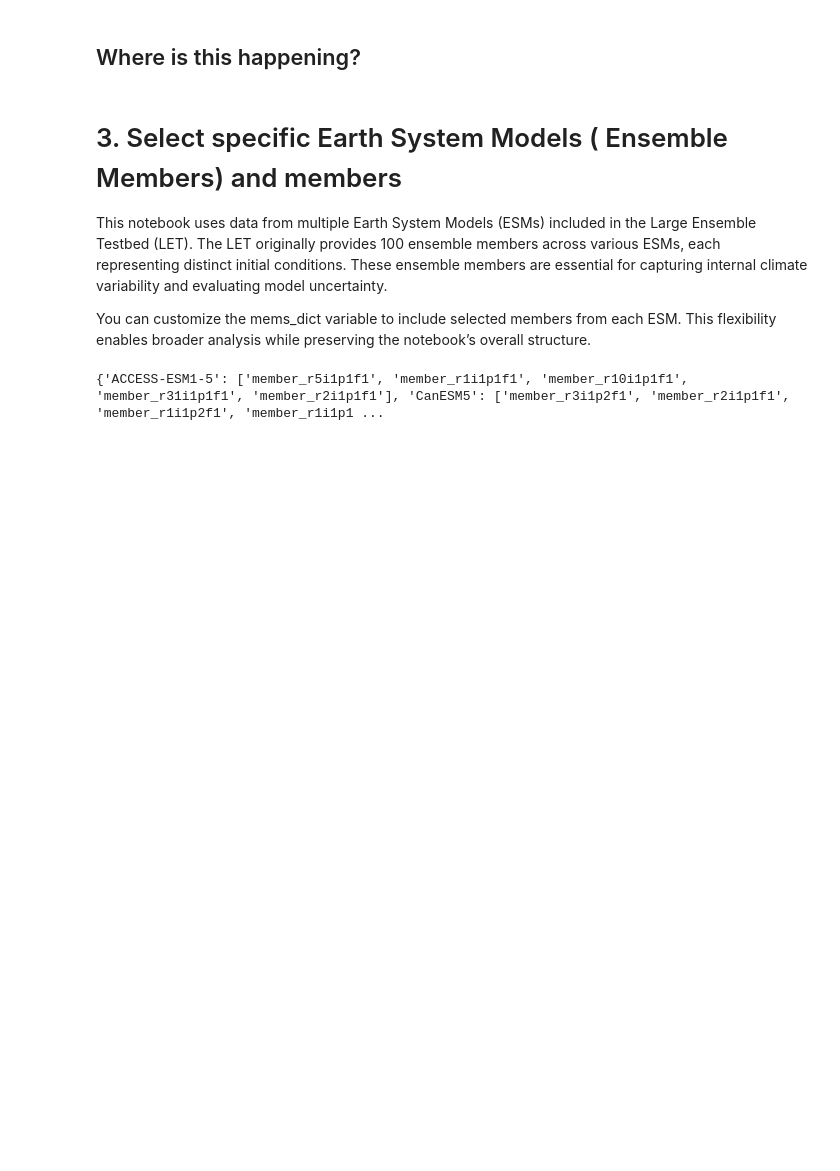
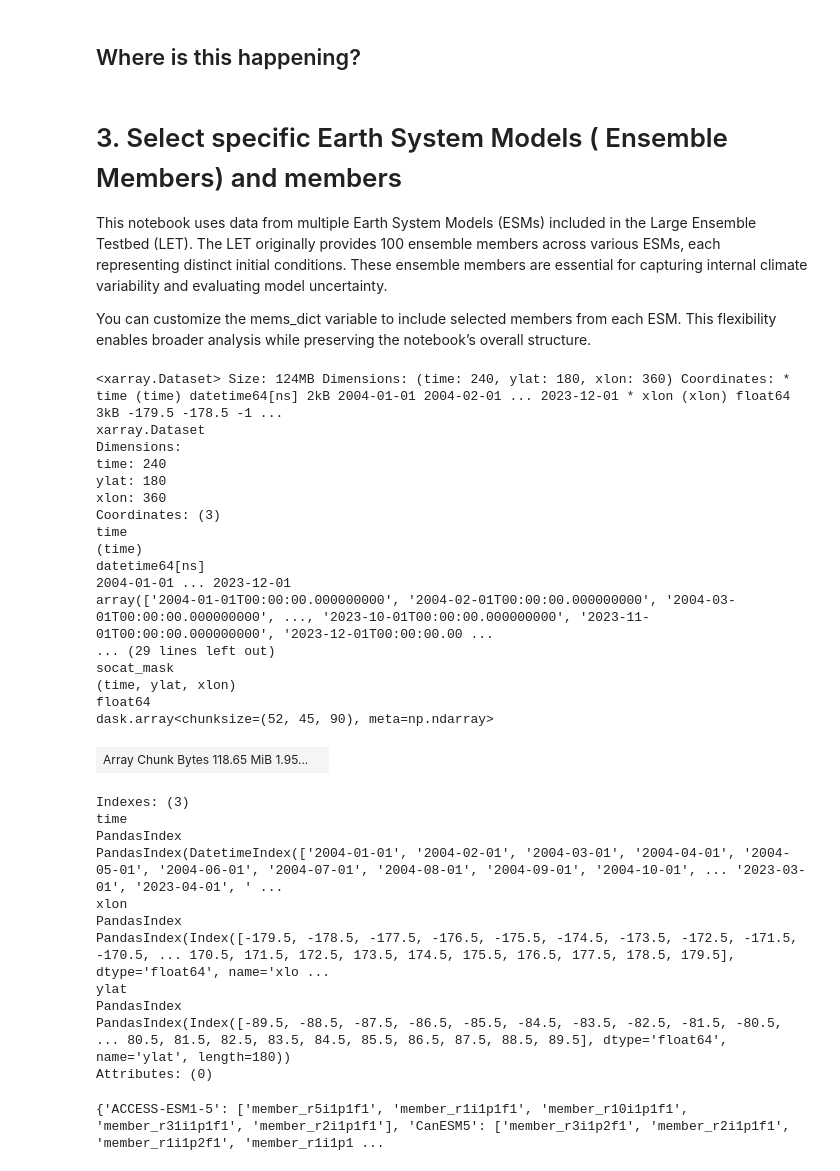
Before and after one commit to spariser/ReconstructOceanCarbonP3G1, a Jupyter notebook: Project3-ReconstructPCO2/notebooks/Project3_Data.ipynb, the cells around one changed output. Saved outputs shown, nothing was run; the diff lists cells and outputs as text; code cells hidden in the pictures; blank space fills up the shorter version.

```diff
--- a/Project3-ReconstructPCO2/notebooks/Project3_Data.ipynb
+++ b/Project3-ReconstructPCO2/notebooks/Project3_Data.ipynb
@@ -111,6 +103,40 @@ MLinputs_path = f"gs://leap-persistent/{your_username}/pco2_residual/post01_xgb_
 This notebook uses data from multiple Earth System Models (ESMs) included in the Large Ensemble Testbed (LET). The LET originally provides 100 ensemble members across various ESMs, each representing distinct initial conditions. These ensemble members are essential for capturing internal climate variability and evaluating model uncertainty.
 
 You can customize the mems_dict variable to include selected members from each ESM. This flexibility enables broader analysis while preserving the notebook’s overall structure.
+# %%
+xr.open_zarr(socat_path, consolidated=True).sel(
+    time=slice(str(dates[0]), str(dates[-1]))
+)
+# %% [output]
+<xarray.Dataset> Size: 124MB Dimensions: (time: 240, ylat: 180, xlon: 360) Coordinates: * time (time) datetime64[ns] 2kB 2004-01-01 2004-02-01 ... 2023-12-01 * xlon (xlon) float64 3kB -179.5 -178.5 -1 ...
+xarray.Dataset
+Dimensions:
+time: 240
+ylat: 180
+xlon: 360
+Coordinates: (3)
+time
+(time)
+datetime64[ns]
+2004-01-01 ... 2023-12-01
+array(['2004-01-01T00:00:00.000000000', '2004-02-01T00:00:00.000000000', '2004-03-01T00:00:00.000000000', ..., '2023-10-01T00:00:00.000000000', '2023-11-01T00:00:00.000000000', '2023-12-01T00:00:00.00 ...
+... (29 lines left out)
+socat_mask
+(time, ylat, xlon)
+float64
+dask.array<chunksize=(52, 45, 90), meta=np.ndarray>
+| Array Chunk Bytes 118.65 MiB 1.95... |  |
+Indexes: (3)
+time
+PandasIndex
+PandasIndex(DatetimeIndex(['2004-01-01', '2004-02-01', '2004-03-01', '2004-04-01', '2004-05-01', '2004-06-01', '2004-07-01', '2004-08-01', '2004-09-01', '2004-10-01', ... '2023-03-01', '2023-04-01', ' ...
+xlon
+PandasIndex
+PandasIndex(Index([-179.5, -178.5, -177.5, -176.5, -175.5, -174.5, -173.5, -172.5, -171.5, -170.5, ... 170.5, 171.5, 172.5, 173.5, 174.5, 175.5, 176.5, 177.5, 178.5, 179.5], dtype='float64', name='xlo ...
+ylat
+PandasIndex
+PandasIndex(Index([-89.5, -88.5, -87.5, -86.5, -85.5, -84.5, -83.5, -82.5, -81.5, -80.5, ... 80.5, 81.5, 82.5, 83.5, 84.5, 85.5, 86.5, 87.5, 88.5, 89.5], dtype='float64', name='ylat', length=180))
+Attributes: (0)
 # %%
 mems_dict = dict()
 
```
Also changed, not shown: parts of 5 cells of this notebook, 5 other files.
